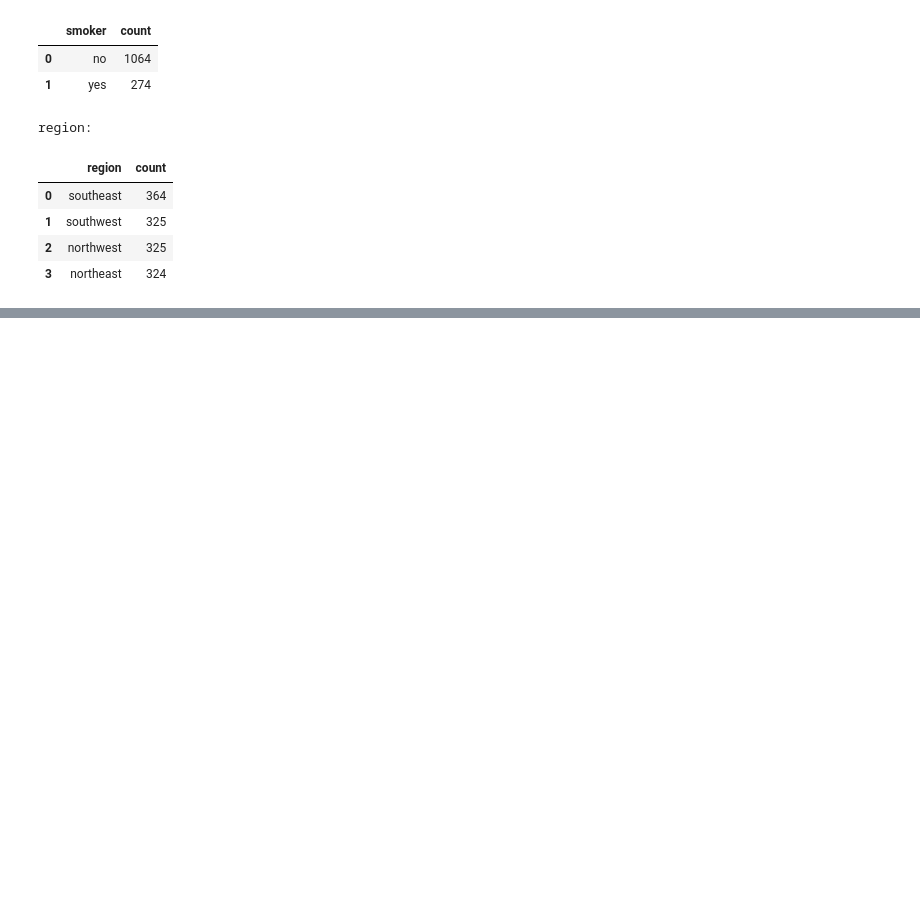
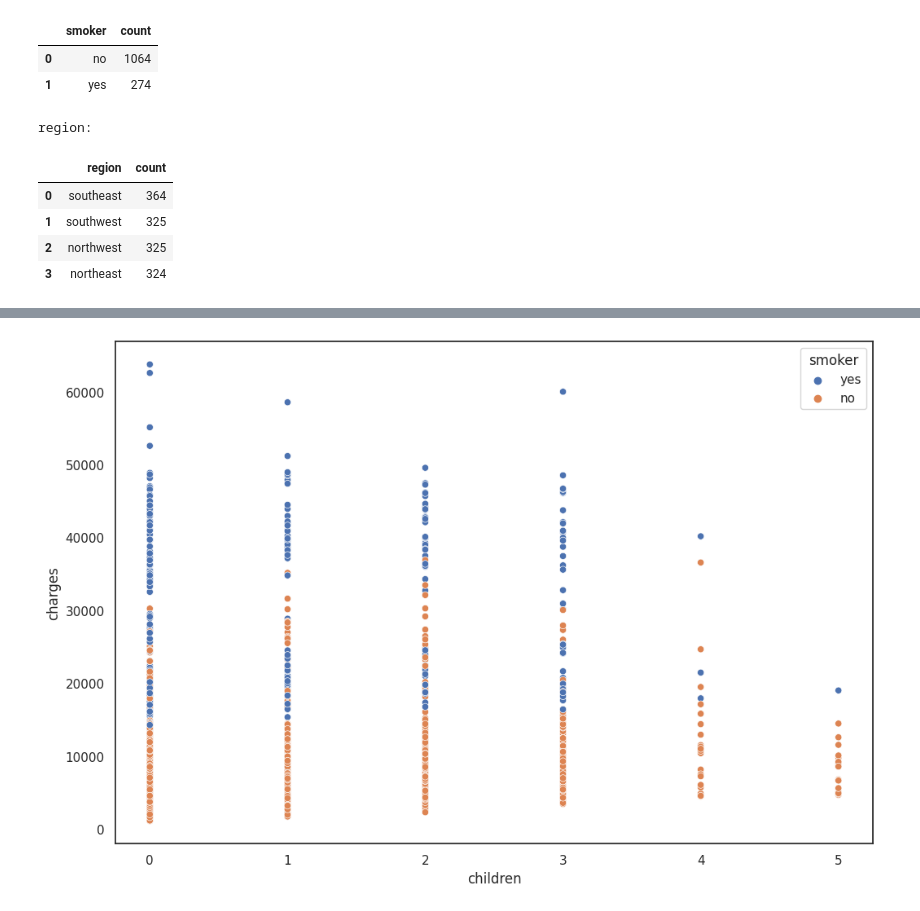
Before and after one commit to SamuelBarbosaDev/Health_Insurance, a Jupyter notebook: core/notebooks/exploratory_analysis.ipynb, the cells around one changed output, grey strips where cells are left out. Drawn from its saved outputs; the diff is of its cells as text; code cells hidden in the pictures; blank space fills up the shorter version.

```diff
--- a/core/notebooks/exploratory_analysis.ipynb
+++ b/core/notebooks/exploratory_analysis.ipynb
@@ -143,0 +188,10 @@ region:
+# %%
+health_insurance.gráfico_scatterplot(
+    dataframe=df,
+    x='children',
+    y='charges',
+    hue='smoker',
+    titulo=''
+)
+# %% [output]
+[figure, added]
```
Also changed, not shown: parts of 14 cells of this notebook.
